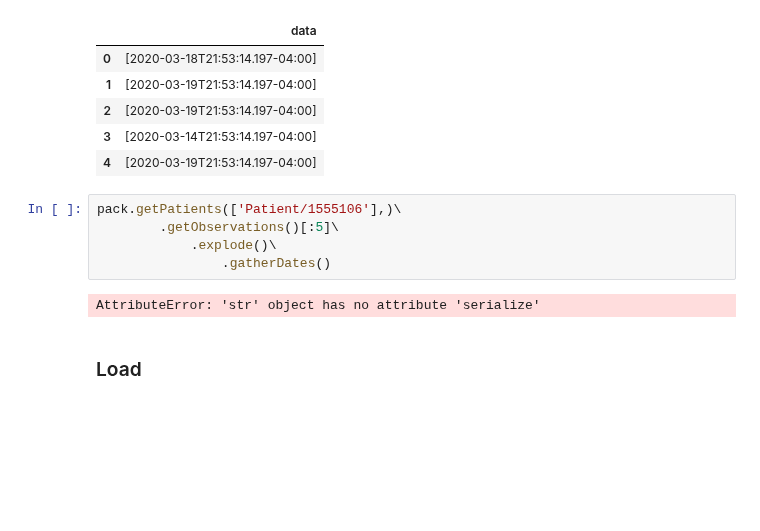
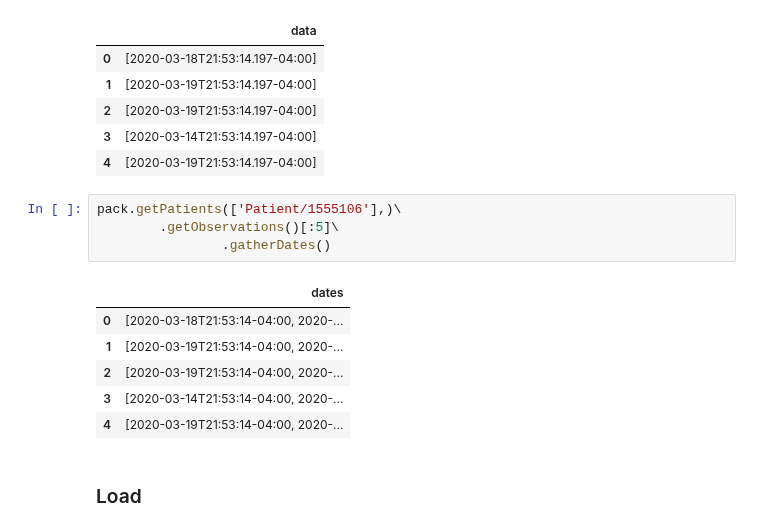
Before and after one commit to fhirpack/fhirpack, a Jupyter notebook: docs/examples/usage.ipynb, the cells around one changed output. Drawn from its saved outputs; the diff is of its cells as text; blank space fills up the shorter version.

```diff
--- a/docs/examples/usage.ipynb
+++ b/docs/examples/usage.ipynb
@@ -891,10 +880,14 @@ pack.getPatients(['Patient/1555106'],)\
 # %%
 pack.getPatients(['Patient/1555106'],)\
         .getObservations()[:5]\
-            .explode()\
                 .gatherDates()
 # %% [output]
-AttributeError: 'str' object has no attribute 'serialize'
+|  | dates |
+| 0 | [2020-03-18T21:53:14-04:00, 2020-... |
+| 1 | [2020-03-19T21:53:14-04:00, 2020-... |
+| 2 | [2020-03-19T21:53:14-04:00, 2020-... |
+| 3 | [2020-03-14T21:53:14-04:00, 2020-... |
+| 4 | [2020-03-19T21:53:14-04:00, 2020-... |
 # %% [markdown]
 ### Load
 # %%
```
Also changed, not shown: parts of 1 cell of this notebook, 2 other files.
